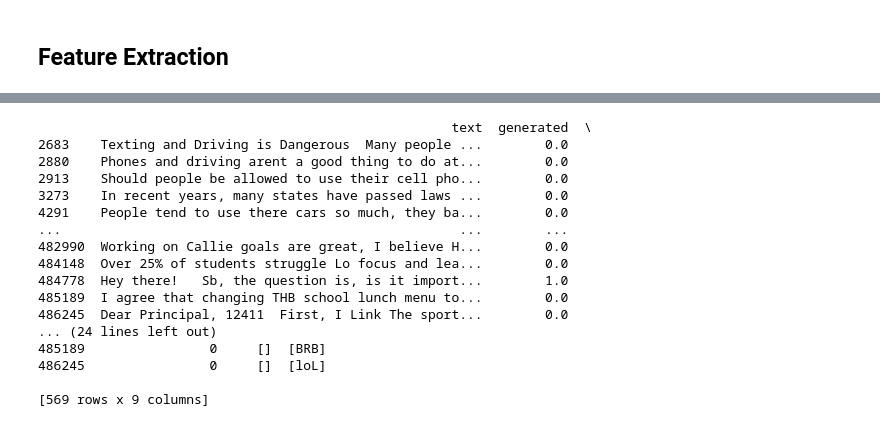
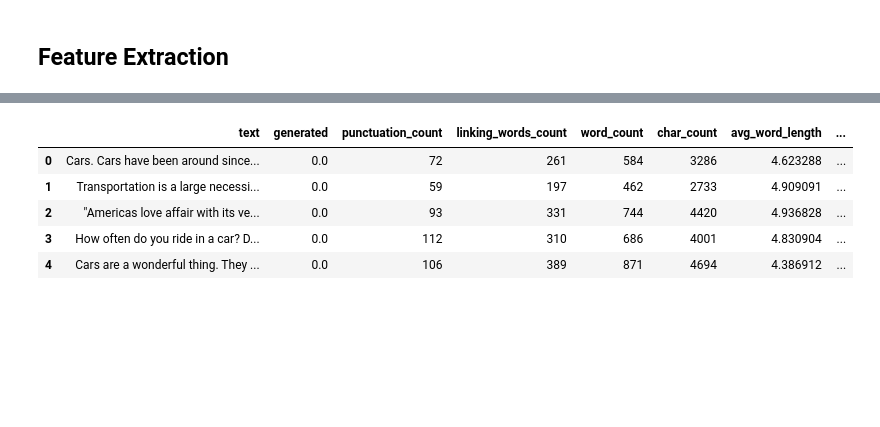
Before and after one commit to edojatheophilus/AI-vs-Human-Text-Detection, a Jupyter notebook: AI_human_txt_NLP_PROJECT.ipynb, the cells around one changed output, grey strips where cells are left out. Cells and saved outputs as stored; diff of their text form; code cells hidden in the pictures; blank space fills up the shorter version.

```diff
--- a/AI_human_txt_NLP_PROJECT.ipynb
+++ b/AI_human_txt_NLP_PROJECT.ipynb
@@ -895,27 +866,3 @@ print(non_empty_emails)
-# %%
-# Check which rows have non-empty values in the 'slangs' column
-non_empty_slangs = df_preprocessed[df_preprocessed['slangs'].apply(lambda x: len(x) > 0)]
-
-# Display the rows with non-empty values in the 'slangs' column
-print(non_empty_slangs)
-# %% [output]
-                                                     text  generated  \
-2683    Texting and Driving is Dangerous  Many people ...        0.0
-2880    Phones and driving arent a good thing to do at...        0.0
-2913    Should people be allowed to use their cell pho...        0.0
-3273    In recent years, many states have passed laws ...        0.0
-4291    People tend to use there cars so much, they ba...        0.0
-...                                                   ...        ...
-482990  Working on Callie goals are great, I believe H...        0.0
-484148  Over 25% of students struggle Lo focus and lea...        0.0
-484778  Hey there!   Sb, the question is, is it import...        1.0
-485189  I agree that changing THB school lunch menu to...        0.0
-486245  Dear Principal, 12411  First, I Link The sport...        0.0
-... (24 lines left out)
-485189                0     []  [BRB]
-486245                0     []  [loL]
-
-[569 rows x 9 columns]
 # %%
 def extract_features(text):
     # Character count
@@ -938,9 +885,18 @@ def extract_features(text):
 # Apply feature extraction function to each text
 df_preprocessed['char_count'], df_preprocessed['word_count'], df_preprocessed['avg_word_length'], df_preprocessed['uppercase_count'], df_preprocessed['digit_count'] = zip(*df_preprocessed['text'].map(extract_features))
 # %%
-# Save the DataFrame with extracted features to a new compressed pickle file
+# Define the selected columns with features
 selected_columns_with_features = ['text', 'generated', 'punctuation_count', 'linking_words_count', 'word_count', 'char_count', 'avg_word_length', 'uppercase_count', 'digit_count', 'length_text', 'spelling_status', 'emails', 'slangs']
-processed_data_with_features = {'df_with_features': df_preprocessed[selected_columns_with_features]}
 
-with gzip.open('processed_data_with_features.pkl.gz', 'wb') as f:
-    pickle.dump(processed_data_with_features, f)
+# Extract the DataFrame with selected columns and features
+df_with_features = df_preprocessed[selected_columns_with_features]
+
+# Display the DataFrame
+df_with_features.head()
+# %% [output]
+|  | text | generated | punctuation_count | linking_words_count | word_count | char_count | avg_word_length | ... |
+| 0 | Cars. Cars have been around since... | 0.0 | 72 | 261 | 584 | 3286 | 4.623288 | ... |
+| 1 | Transportation is a large necessi... | 0.0 | 59 | 197 | 462 | 2733 | 4.909091 | ... |
+| 2 | "Americas love affair with its ve... | 0.0 | 93 | 331 | 744 | 4420 | 4.936828 | ... |
+| 3 | How often do you ride in a car? D... | 0.0 | 112 | 310 | 686 | 4001 | 4.830904 | ... |
+| 4 | Cars are a wonderful thing. They ... | 0.0 | 106 | 389 | 871 | 4694 | 4.386912 | ... |
```
Also changed, not shown: parts of 53 cells of this notebook.
